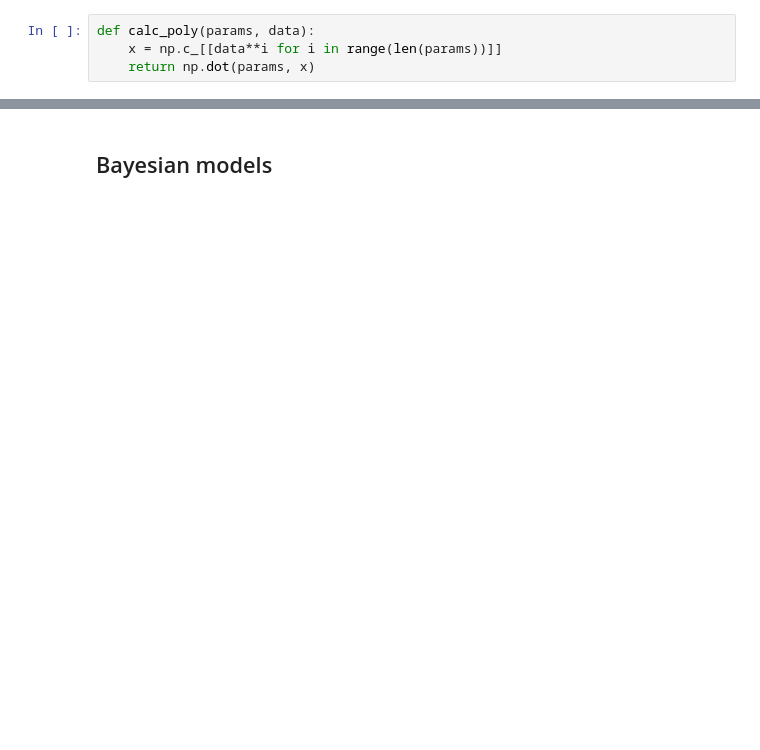
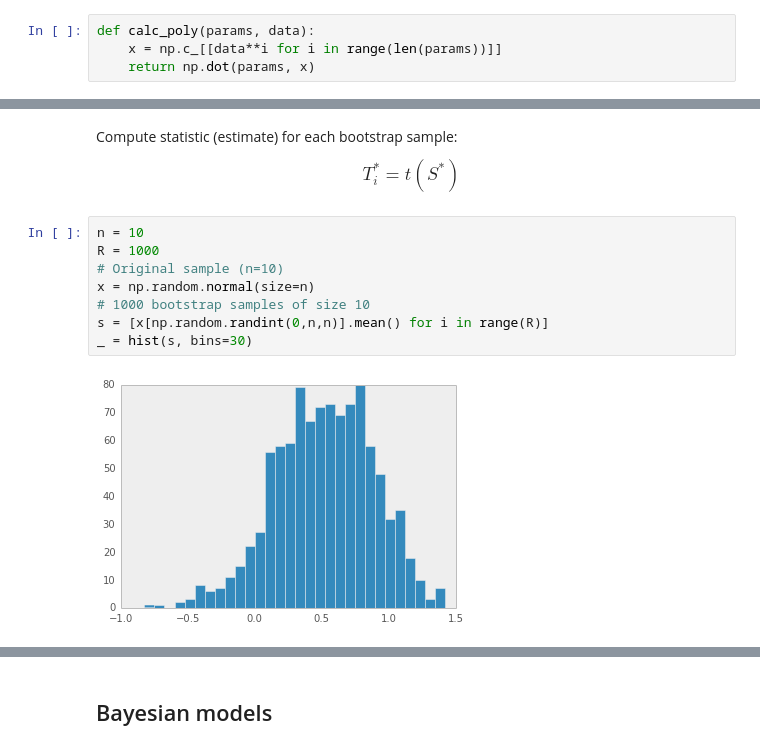
Before and after one commit to fonnesbeck/statistical-analysis-python-tutorial, a Jupyter notebook: 4. Statistical Data Modeling.ipynb, the cells around one changed output, grey strips where cells are left out. Drawn from its saved outputs; the diff is of its cells as text; blank space fills up the shorter version.

```diff
--- a/4. Statistical Data Modeling.ipynb
+++ b/4. Statistical Data Modeling.ipynb
@@ -524,0 +637,16 @@ $$x = -\frac{1}{\lambda} \log(1-y) = F^{-1}(y)$$
+# %% [markdown]
+Compute statistic (estimate) for each bootstrap sample:
+
+<div style="font-size: 120%;">
+$$T_i^* = t(S^*)$$
+</div>
+# %%
+n = 10
+R = 1000
+# Original sample (n=10)
+x = np.random.normal(size=n)
+# 1000 bootstrap samples of size 10
+s = [x[np.random.randint(0,n,n)].mean() for i in range(R)]
+_ = hist(s, bins=30)
+# %% [output]
+[figure, added]
```
Also changed, not shown: parts of 44 cells of this notebook.
